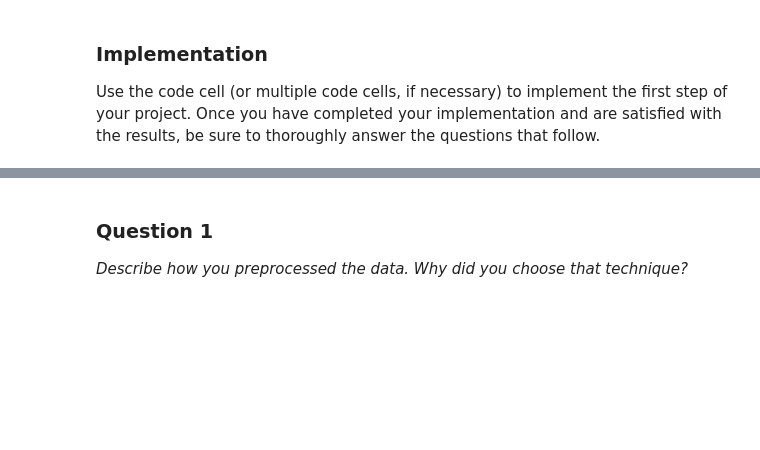
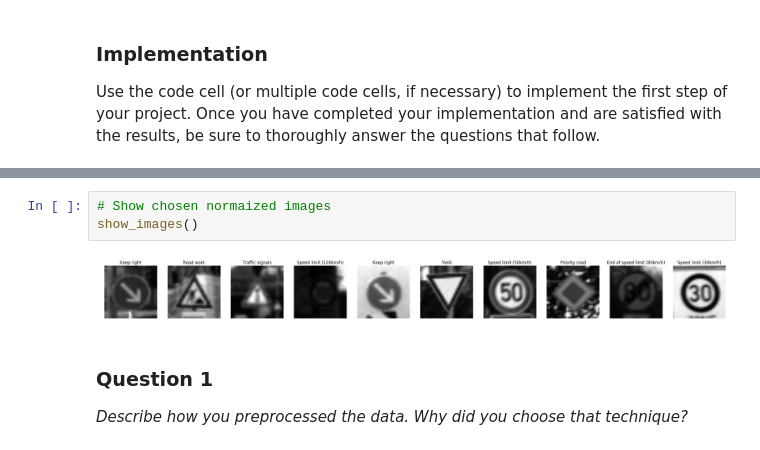
Before and after one commit to earlbread/CarND-Traffic-Sign-Classifier-Project, a Jupyter notebook: Traffic_Sign_Classifier.ipynb, the cells around one changed output, grey strips where cells are left out. Saved outputs shown, nothing was run; the diff lists cells and outputs as text; blank space fills up the shorter version.

```diff
--- a/Traffic_Sign_Classifier.ipynb
+++ b/Traffic_Sign_Classifier.ipynb
@@ -151,3 +184,8 @@ print(y_train[index])
+# %%
+# Show chosen normaized images
+show_images()
+# %% [output]
+[figure, added]
 # %% [markdown]
 ### Question 1
 
```
Also changed, not shown: parts of 11 cells of this notebook.
